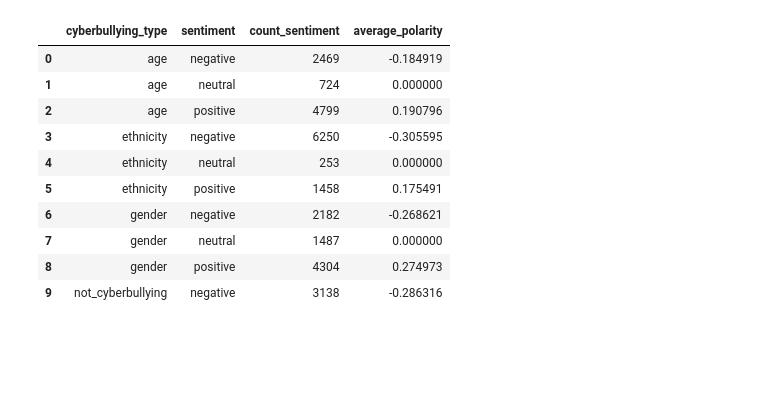
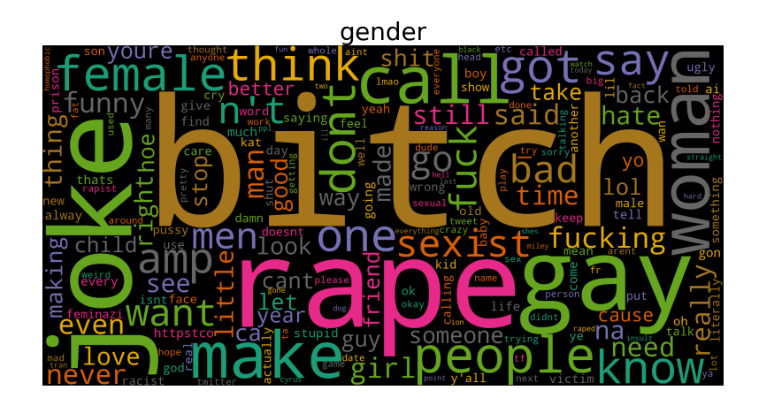
Before and after one commit to omprakashselvaraj/Automated-Decision-Support-System-for-Cyberbullying-Detection-Version2.0, a Jupyter notebook: Notebooks/Exploratory_Data_Analysis.ipynb, the cells around one changed output. Cells and saved outputs as stored; diff of their text form; code cells hidden in the pictures; blank space fills up the shorter version.

```diff
--- a/Notebooks/Exploratory_Data_Analysis.ipynb
+++ b/Notebooks/Exploratory_Data_Analysis.ipynb
@@ -46,0 +76,9 @@ def polarity_summary(data):
+# %%
+def word_cloud(df,category):
+    plt.figure(figsize=(20,10))
+    subset1 = df[df['cyberbullying_type']==category]
+    text_gender = subset1.text.values
+    cloud = WordCloud(background_color='black',colormap="Dark2",collocations=False,width=2000,height=1000).generate(" ".join(text_gender))
+    plt.axis('off')
+    plt.title(category,fontsize=40)
+    plt.imshow(cloud)
@@ -79 +139,3 @@ frequency_plot(res)
+# %%
+data['text'] = data['text'].astype(str)
 # %%
@@ -89,15 +144,7 @@ data.head()
 # %%
-summary = polarity_summary(data)
-summary.head(10)
+# summary = polarity_summary(data)
+# summary
-# %% [output]
-|  | cyberbullying_type | sentiment | count_sentiment | average_polarity |
-| 0 | age | negative | 2469 | -0.184919 |
-| 1 | age | neutral | 724 | 0.000000 |
-| 2 | age | positive | 4799 | 0.190796 |
-| 3 | ethnicity | negative | 6250 | -0.305595 |
-| 4 | ethnicity | neutral | 253 | 0.000000 |
-| 5 | ethnicity | positive | 1458 | 0.175491 |
-| 6 | gender | negative | 2182 | -0.268621 |
-| 7 | gender | neutral | 1487 | 0.000000 |
-| 8 | gender | positive | 4304 | 0.274973 |
-| 9 | not_cyberbullying | negative | 3138 | -0.286316 |
+# %%
+word_cloud(data,'gender')
+# %% [output]
+[figure, added]
```
Also changed, not shown: parts of 24 cells of this notebook, 4 other files.
